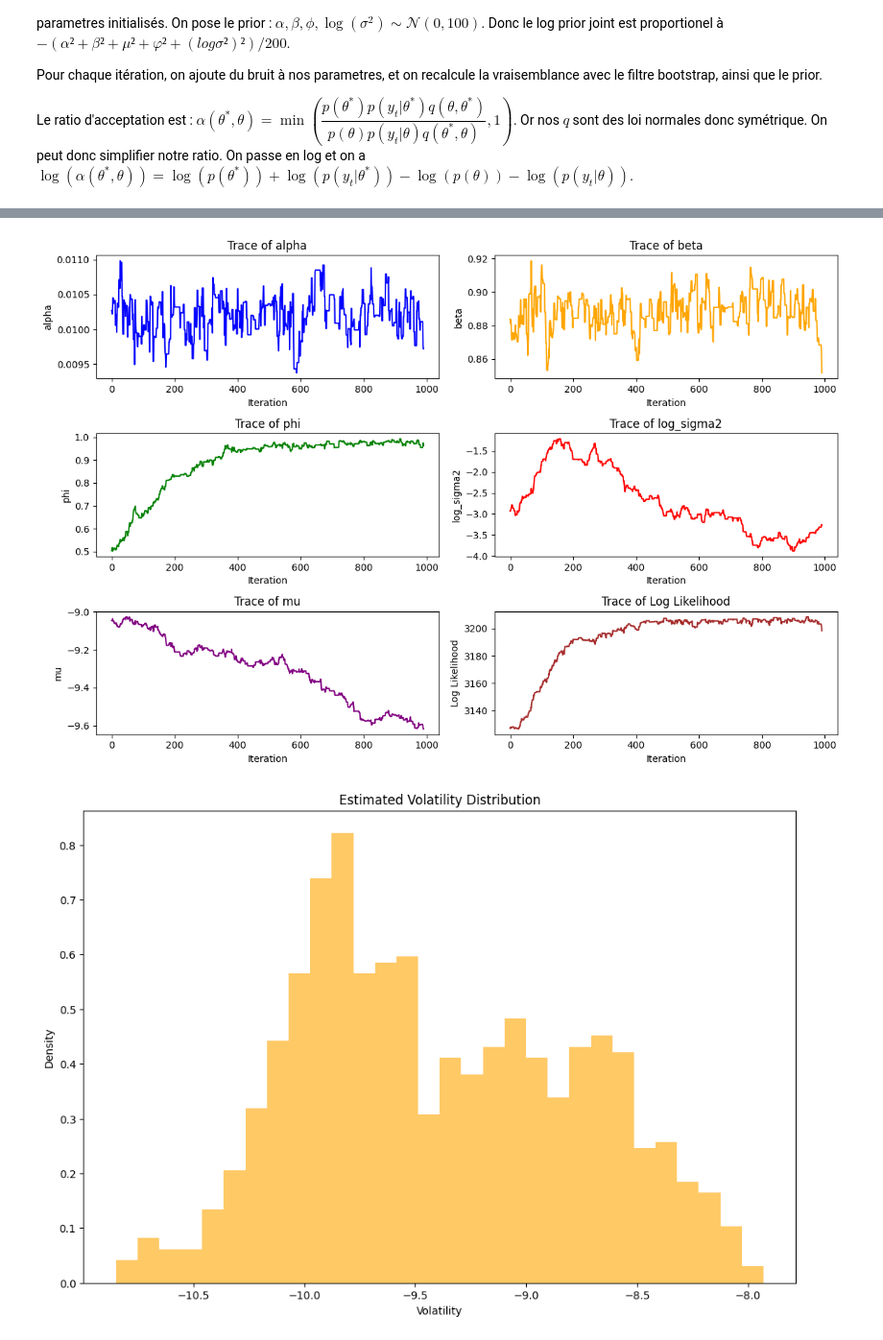
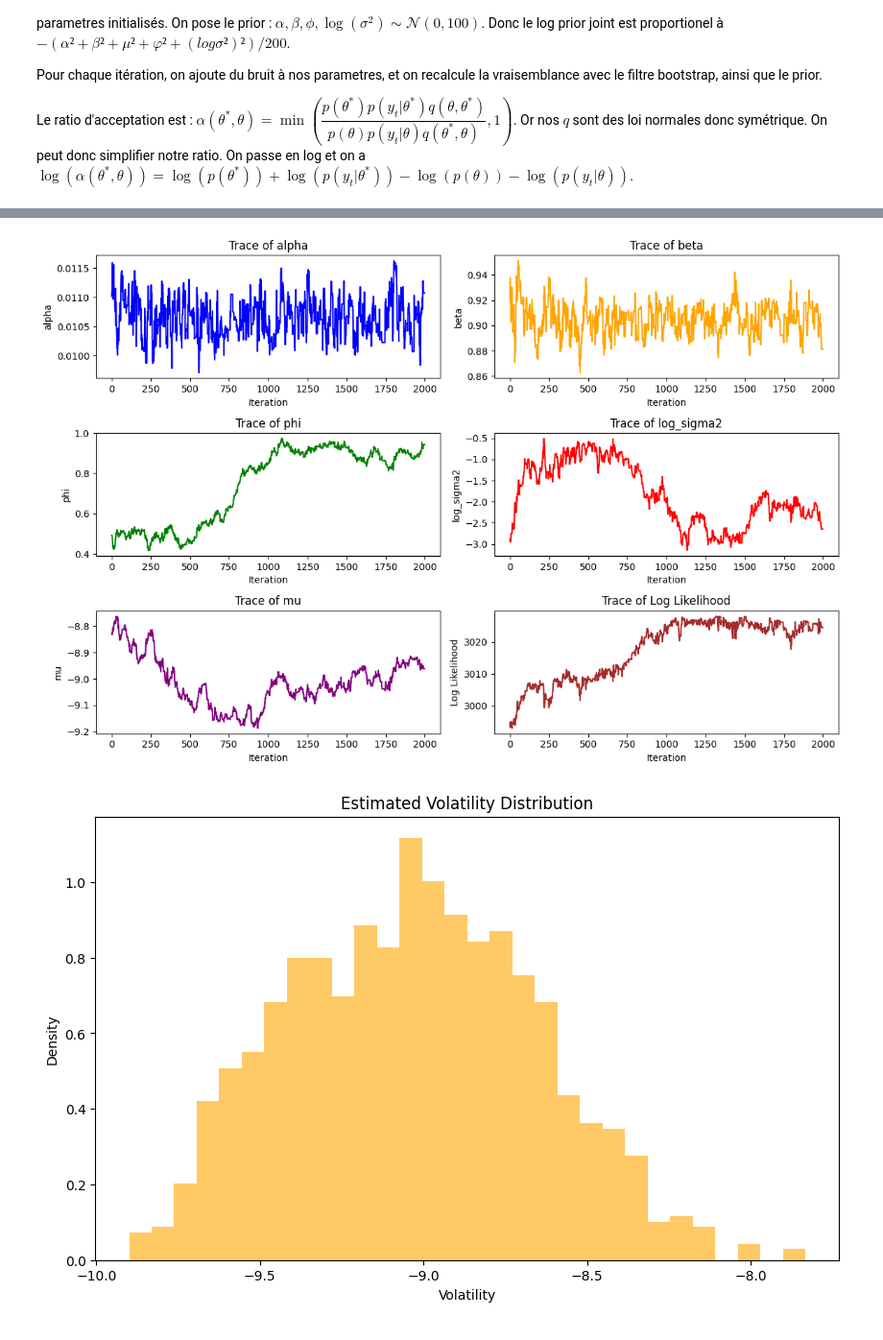
Before and after one commit to aaya62553/stochastic_volatility, a Jupyter notebook: analysis.ipynb, the cells around one changed output, grey strips where cells are left out. Shown at 96% size. Saved outputs shown, nothing was run; the diff lists cells and outputs as text; code cells hidden in the pictures.

```diff
--- a/analysis.ipynb
+++ b/analysis.ipynb
@@ -160,7 +160,7 @@ def mh_simu(h_prev,sigma_w=0.25, phi=0.7,mu=-9.25):
     scale = 0.5 * sigma_h
     cdf_arg = (h_prev - mu)/scale
     mu_h = -10 + 1.5*norm.cdf(cdf_arg)
-    h = mu_h*(1-phi) + phi*h_prev + np.random.normal(0,1)*sigma_w
+    h = mu_h*(1-phi) + phi*h_prev
 
     return h
 # %%
@@ -265,6 +265,9 @@ def bootstrap_filter(y, x, alpha, beta, sigma_w, initial_mean, initial_std, m_h:
         weights = -0.5*np.log(2*np.pi) -0.5*particles - (y[t] - alpha - beta*x[t])**2 / (2*np.exp(particles))
         increments[t] = np.log(np.sum(np.exp(weights - np.max(weights)))) +  np.max(weights) - np.log(M)
         weights = np.exp(weights - np.max(weights))/np.sum(np.exp(weights - np.max(weights)))
+        if np.nan in weights or np.sum(weights) == 0:
+            print(f"Warning: Weights are NaN or sum to zero at time {t}")
+            return -np.inf, increments, h
         particles = np.random.choice(particles, size=M, p=weights)
         h[t] = np.mean(particles)
     log_likelihood = np.sum(increments)
@@ -342,7 +345,7 @@ def classical_sv_pmmh(y,x, warmup_iterations=100, iterations=100):
         alpha_hat = np.random.normal(alpha, 0.0003)
         beta_hat = np.random.normal(beta, 0.01)
         phi_hat = np.random.normal(phi, 0.01)
-        log_sigma2_hat = np.random.normal(log_sigma2, 0.05)
+        log_sigma2_hat = np.random.normal(log_sigma2, 0.1)
         mu_hat = np.random.normal(mu, 0.01)
         if abs(phi_hat) >= 1:
             continue
@@ -365,5 +368,5 @@ def classical_sv_pmmh(y,x, warmup_iterations=100, iterations=100):
     alpha, beta, phi, log_sigma2, mu = np.mean(posterior[:, 0], axis=0), np.mean(posterior[:, 1], axis=0), np.mean(posterior[:, 2], axis=0), np.mean(posterior[:, 3], axis=0), np.mean(posterior[:, 4], axis=0)
     _,_,h_hat = bootstrap_filter(y, x, alpha, beta, initial_mean=mu, initial_std=np.sqrt(np.exp(log_sigma2))/np.sqrt(1-phi**2), sigma_w=np.sqrt(np.exp(log_sigma2)), m_h=lambda h_prev: mu*(1-phi) + phi*h_prev, M=1000)
     return (alpha, beta, phi, np.sqrt(np.exp(log_sigma2)), mu),h_hat, history
-parameters, h_hat, history = classical_sv_pmmh(y,x, warmup_iterations=500, iterations=500)
+parameters_classical, h_hat_classical, history_classical = classical_sv_pmmh(y,x, warmup_iterations=500, iterations=1500)
 # %% [output]
@@ -380,47 +393,47 @@ Iteration 901: Log likelihood = 3205.417249021689, alpha = 0.01004748250781439,
 # %%
 plt.figure(figsize=(12, 8))
 plt.subplot(3, 2, 1)
-plt.plot([h[0] for h in history], label='alpha', color='blue')
+plt.plot([h[0] for h in history_classical], label='alpha', color='blue')
 plt.title('Trace of alpha')
 plt.xlabel('Iteration')
 plt.ylabel('alpha')
 plt.subplot(3, 2, 2)
-plt.plot([h[1] for h in history], label='beta', color='orange')
+plt.plot([h[1] for h in history_classical], label='beta', color='orange')
 plt.title('Trace of beta')
 plt.xlabel('Iteration')
 plt.ylabel('beta')
 plt.subplot(3, 2, 3)
-plt.plot([h[2] for h in history], label='phi', color='green')
+plt.plot([h[2] for h in history_classical], label='phi', color='green')
 plt.title('Trace of phi')
 plt.xlabel('Iteration')
 plt.ylabel('phi')
 plt.subplot(3, 2, 4)
-plt.plot([h[3] for h in history], label='log_sigma2', color='red')
+plt.plot([h[3] for h in history_classical], label='log_sigma2', color='red')
 plt.title('Trace of log_sigma2')
 plt.xlabel('Iteration')
 plt.ylabel('log_sigma2')
 plt.subplot(3, 2, 5)
-plt.plot([h[4] for h in history], label='mu', color='purple')
+plt.plot([h[4] for h in history_classical], label='mu', color='purple')
 plt.title('Trace of mu')
 plt.xlabel('Iteration')
 plt.ylabel('mu')
 plt.subplot(3, 2, 6)
-plt.plot([h[5] for h in history], label='Log Likelihood', color='brown')
+plt.plot([h[5] for h in history_classical], label='Log Likelihood', color='brown')
 plt.title('Trace of Log Likelihood')
 plt.xlabel('Iteration')
 plt.ylabel('Log Likelihood')
 plt.tight_layout()
 # %% [output]
-[figure, old version]
+[figure, new version]
 # %%
-plt.figure(figsize=(12, 8))
-plt.hist(h_hat, label='Estimated Volatility', color='orange', bins=30, density=True, alpha=0.6)
+plt.figure(figsize=(10, 6))
+plt.hist(h_hat_classical, label='Estimated Volatility', color='orange', bins=30, density=True, alpha=0.6)
 plt.title('Estimated Volatility Distribution')
 plt.xlabel('Volatility')
 plt.ylabel('Density')
 plt.show()
 # %% [output]
-[figure, old version]
+[figure, new version]
 # %%
 def parametric_sv_pmmh(y,x, K=6,sigma_e=0.01, warmup_iterations=1000, iterations=1000):
     print("Initializing using classical SV PMMH...")
```
Also changed, not shown: parts of 15 cells of this notebook.
